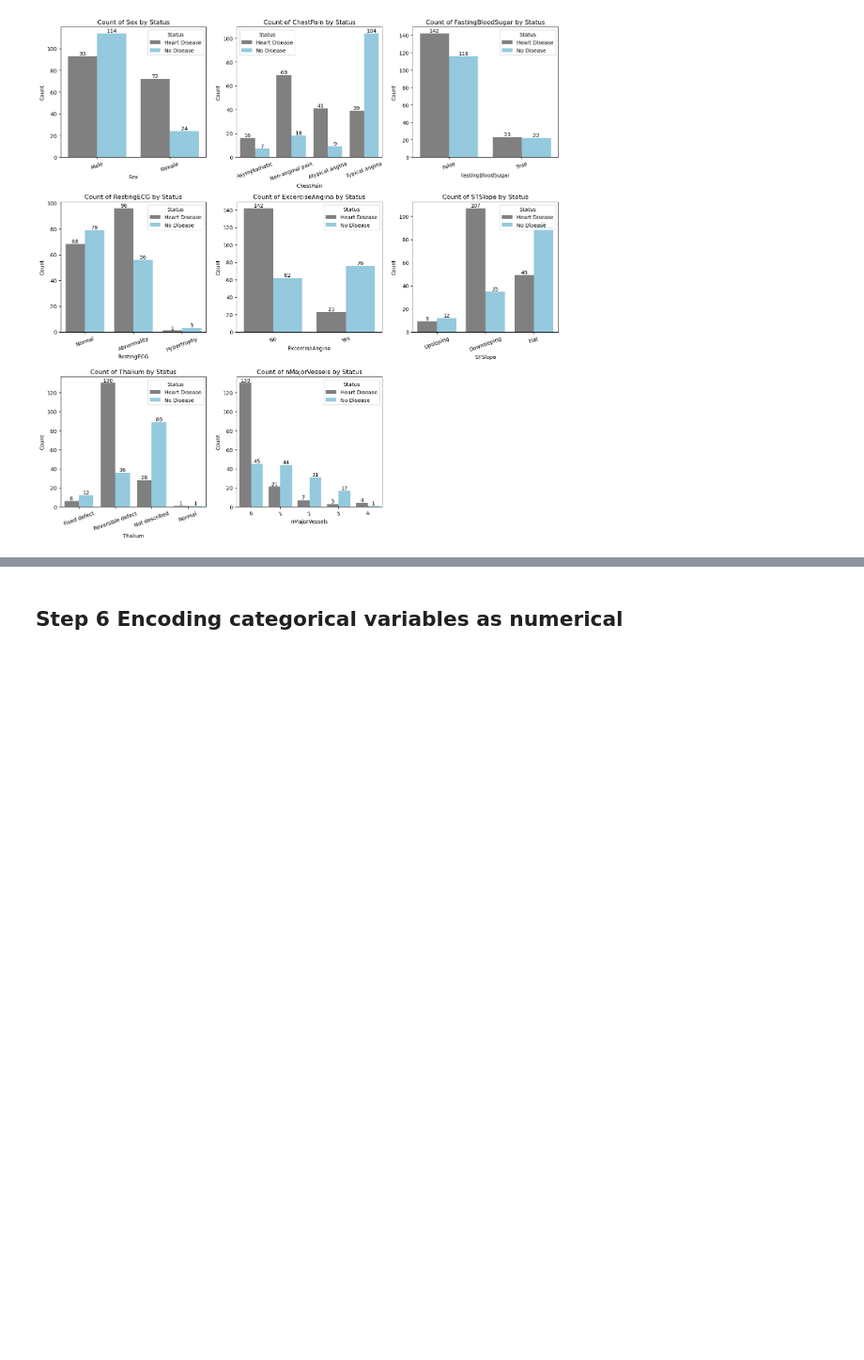
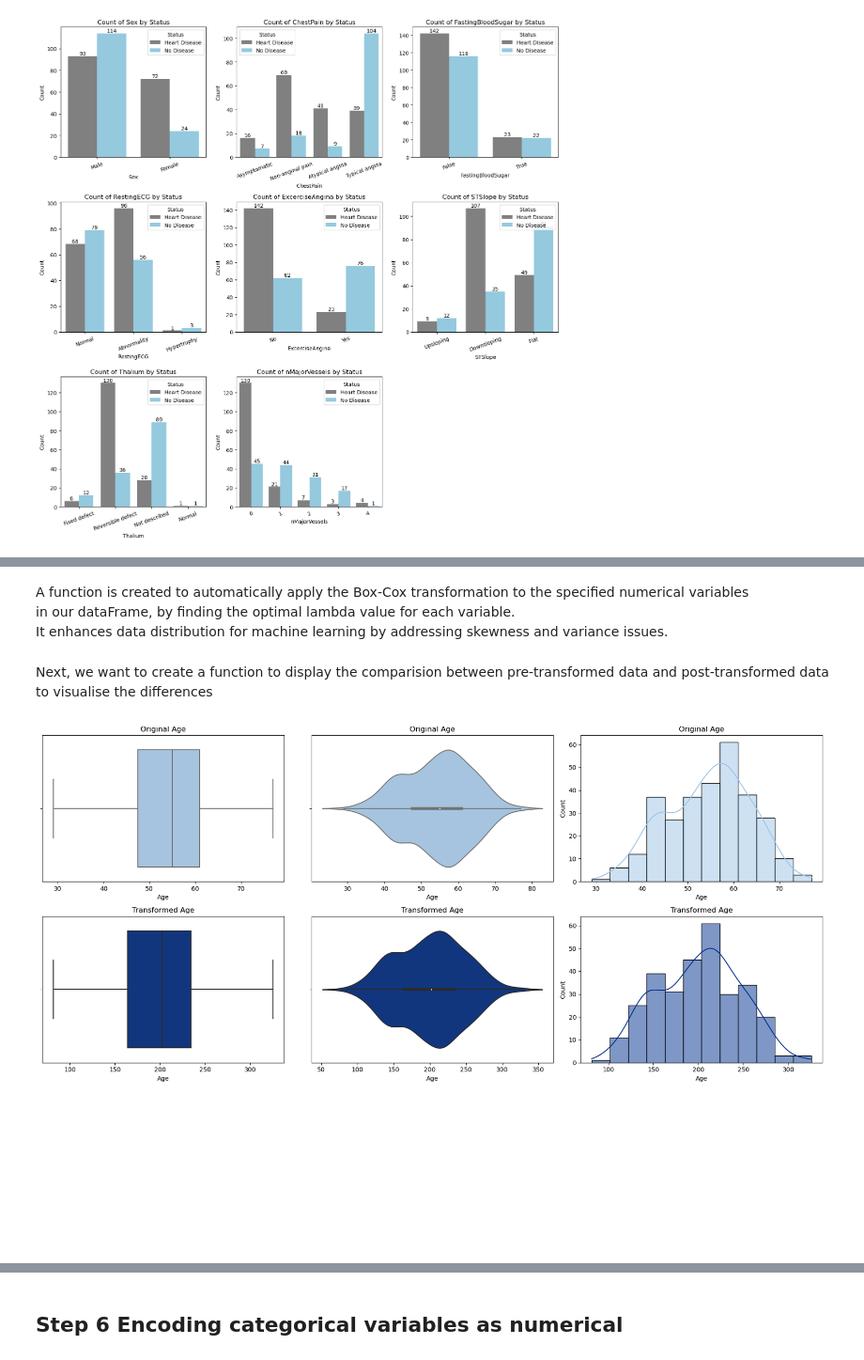
Before and after one commit to tgw6201/SC1015, a Jupyter notebook: miniProj.ipynb, the cells around one changed output, grey strips where cells are left out. Shown at 94% size. Drawn from its saved outputs; the diff is of its cells as text; code cells hidden in the pictures; blank space fills up the shorter version.

Commit message:
Update miniProj.ipynb
Updating the code, finished the pre-processing as well as the one hot encoding, correlation analysis and scaling of data

```diff
--- a/miniProj.ipynb
+++ b/miniProj.ipynb
@@ -474,0 +500,4 @@ Removal of duplicated values
+# %% [markdown]
+A function is created to automatically apply the Box-Cox transformation to the specified numerical variables
+in our dataFrame, by finding the optimal lambda value for each variable.
+It enhances data distribution for machine learning by addressing skewness and variance issues.
@@ -474,0 +516,39 @@ Removal of duplicated values
+# %% [markdown]
+Next, we want to create a function to display the comparision between pre-transformed data and post-transformed data to visualise the differences
+# %%
+def plot_transformed_graph(df, postTransform, variable):
+    fig, axes = plt.subplots(nrows=3, ncols=3, figsize=(18, 12))
+
+    # Original data plots
+    sb.boxplot(x=df[variable], ax=axes[0, 0], color='#9DC4E8')
+    axes[0, 0].set_title(f"Original {variable}")
+
+    sb.violinplot(x=df[variable], ax=axes[0, 1], color='#9DC4E8')
+    axes[0, 1].set_title(f"Original {variable}")
+
+    sb.histplot(df[variable], ax=axes[0, 2], kde=True, color='#9DC4E8')
+    axes[0, 2].set_title(f"Original {variable}")
+
+    # Transformed data plots
+    sb.boxplot(x=postTransform[variable], ax=axes[1, 0], color='#00308F')
+    axes[1, 0].set_title(f"Transformed {variable}")
+
+    sb.violinplot(x=postTransform[variable], ax=axes[1, 1], color='#00308F')
+    axes[1, 1].set_title(f"Transformed {variable}")
+
+    sb.histplot(postTransform[variable], ax=axes[1, 2], kde=True, color='#00308F')
+    axes[1, 2].set_title(f"Transformed {variable}")
+
+    # Hide unnecessary subplot
+    axes[2, 0].axis('off')
+    axes[2, 1].axis('off')
+    axes[2, 2].axis('off')
+
+    plt.tight_layout()
+    plt.show()
+# %%
+boxcoxTransform = boxcoxTransformation(df)
+# %%
+plot_transformed_graph(df, boxcoxTransform, 'Age')
+# %% [output]
+[figure, added]
```
Also changed, not shown: parts of 50 cells of this notebook.
